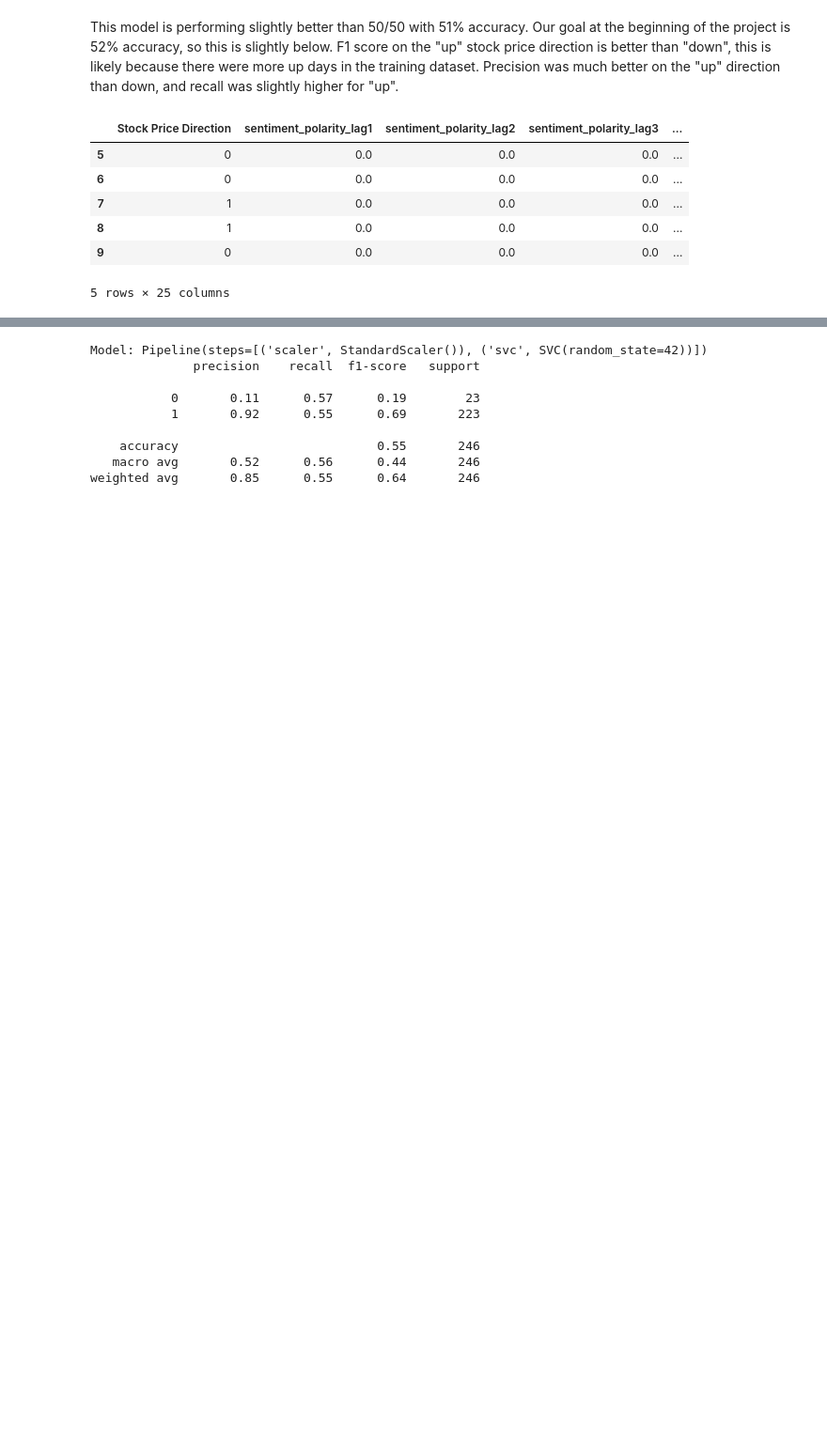
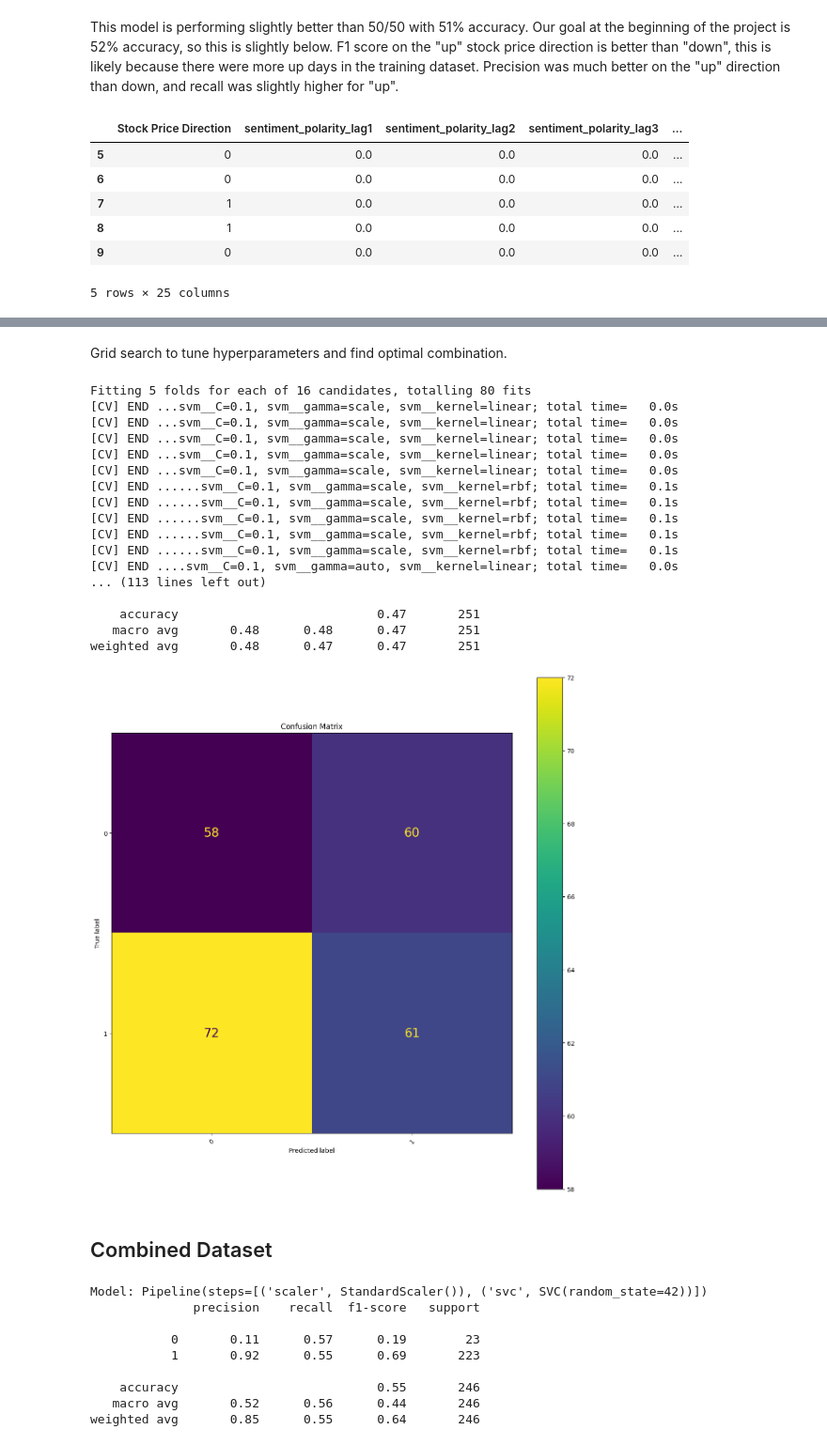
Before and after one commit to yvanlonginjr/market-sentiment-predictor, a Jupyter notebook: notebooks/Market_Sentiment_Predictor_Pipeline.ipynb, the cells around one changed output, grey strips where cells are left out. Shown at 94% size. Cells and saved outputs as stored; diff of their text form; code cells hidden in the pictures; blank space fills up the shorter version.

```diff
--- a/notebooks/Market_Sentiment_Predictor_Pipeline.ipynb
+++ b/notebooks/Market_Sentiment_Predictor_Pipeline.ipynb
@@ -1671,3 +1691,83 @@ cleaned_com_train.head(5)
+# %% [markdown]
+Grid search to tune hyperparameters and find optimal combination.
+# %%
+if (cleaned_ts_train.loc[5, 'Stock Price Direction'] == 'Down') | (cleaned_ts_train.loc[5, 'Stock Price Direction'] == 'Up'):
+    cleaned_ts_train['Stock Price Direction'] = cleaned_ts_train['Stock Price Direction'].map({'Down': 0, 'Up': 1})
+    cleaned_ts_val['Stock Price Direction']   = cleaned_ts_val['Stock Price Direction'].map({'Down': 0, 'Up': 1})
+    cleaned_ts_test['Stock Price Direction']  = cleaned_ts_test['Stock Price Direction'].map({'Down': 0, 'Up': 1})
+
+
+param_grid = {
+    'svm__C':      [0.1, 1, 10, 100],
+    'svm__kernel': ['linear', 'rbf'],
+    'svm__gamma':  ['scale', 'auto']
+}
+
+scoring = {
+    'accuracy': make_scorer(accuracy_score),
+    'f1':       make_scorer(f1_score, pos_label=1)
+}
+
+price_svm = Pipeline([
+    ('scaler', StandardScaler()),
+    ('svm', SVC(class_weight='balanced', random_state=42))
+])
+
+grid_search = GridSearchCV(
+    estimator=price_svm,
+    param_grid=param_grid,
+    cv=5,
+    scoring=scoring,
+    refit='f1',
+    return_train_score=True,
+    verbose=2
+)
+
+train_X = cleaned_ts_train.drop(columns=['Stock Price Direction', 'Dates'])
+train_y = cleaned_ts_train['Stock Price Direction']
+grid_search.fit(train_X, train_y)
+
+print("Best Hyperparameters:", grid_search.best_params_)
+
+results = pd.DataFrame(grid_search.cv_results_)
+summary = results[['params', 'mean_test_accuracy', 'mean_test_f1', 'mean_train_accuracy', 'mean_train_f1']]
+print(summary.sort_values(by='mean_test_f1', ascending=False))
+
+best_price_svm = grid_search.best_estimator_
+
+price_svm_tuned = Pipeline([
+    ('scaler', StandardScaler()),
+    ('svm', SVC(
+        C=grid_search.best_params_['svm__C'],
+        kernel=grid_search.best_params_['svm__kernel'],
+        gamma=grid_search.best_params_['svm__gamma'],
+        class_weight='balanced',
+        random_state=42
+    ))
+])
+
+fit_model_price(price_svm_tuned, cleaned_ts_train, cleaned_ts_val)
+# %% [output]
+Fitting 5 folds for each of 16 candidates, totalling 80 fits
+[CV] END ...svm__C=0.1, svm__gamma=scale, svm__kernel=linear; total time=   0.0s
+[CV] END ...svm__C=0.1, svm__gamma=scale, svm__kernel=linear; total time=   0.0s
+[CV] END ...svm__C=0.1, svm__gamma=scale, svm__kernel=linear; total time=   0.0s
+[CV] END ...svm__C=0.1, svm__gamma=scale, svm__kernel=linear; total time=   0.0s
+[CV] END ...svm__C=0.1, svm__gamma=scale, svm__kernel=linear; total time=   0.0s
+[CV] END ......svm__C=0.1, svm__gamma=scale, svm__kernel=rbf; total time=   0.1s
+[CV] END ......svm__C=0.1, svm__gamma=scale, svm__kernel=rbf; total time=   0.1s
+[CV] END ......svm__C=0.1, svm__gamma=scale, svm__kernel=rbf; total time=   0.1s
+[CV] END ......svm__C=0.1, svm__gamma=scale, svm__kernel=rbf; total time=   0.1s
+[CV] END ......svm__C=0.1, svm__gamma=scale, svm__kernel=rbf; total time=   0.1s
+[CV] END ....svm__C=0.1, svm__gamma=auto, svm__kernel=linear; total time=   0.0s
+... (113 lines left out)
+
+    accuracy                           0.47       251
+   macro avg       0.48      0.48      0.47       251
+weighted avg       0.48      0.47      0.47       251
+[figure, added]
+# %% [markdown]
+## Combined Dataset
 # %%
 svm = SVC(random_state=42)
 svm = Pipeline([
```
Also changed, not shown: parts of 8 cells of this notebook.
